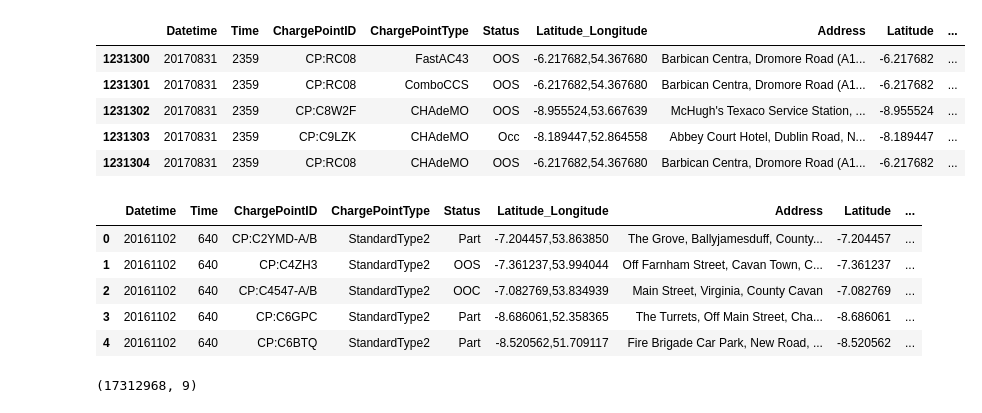
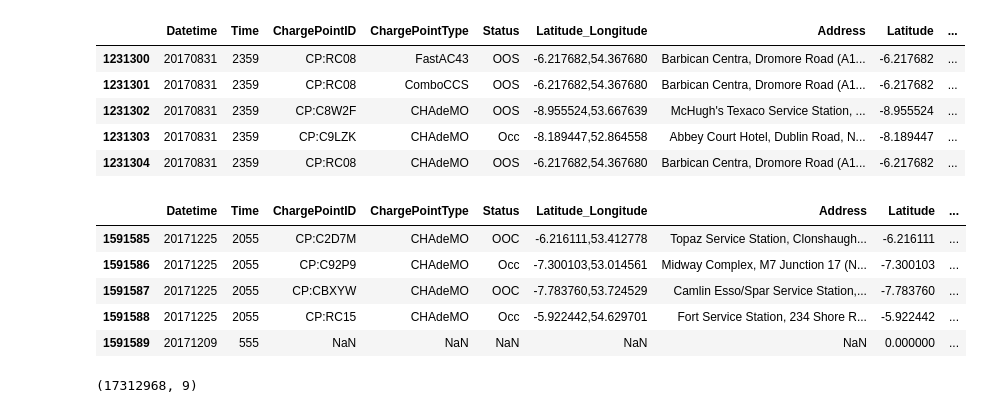
Before and after one commit to slimtomatillo/irish_EV_charger_status, a Jupyter notebook: irish_EV_charging_data.ipynb, the cells around one changed output. Saved outputs shown, nothing was run; the diff lists cells and outputs as text; code cells hidden in the pictures.

```diff
--- a/irish_EV_charging_data.ipynb
+++ b/irish_EV_charging_data.ipynb
@@ -194,14 +207,14 @@ aug17Cleaned.tail()
 full_data = pd.concat([full_data,jan17,feb17,march17,april17,may17,june17,july17,aug17Cleaned,sept17,oct17,dec17])
 # %%
 #awesome, now let's take a look
-full_data.head()
+full_data.tail()
 # %% [output]
 |  | Datetime | Time | ChargePointID | ChargePointType | Status | Latitude_Longitude | Address | Latitude | ... |
-| 0 | 20161102 | 640 | CP:C2YMD-A/B | StandardType2 | Part | -7.204457,53.863850 | The Grove, Ballyjamesduff, County... | -7.204457 | ... |
-| 1 | 20161102 | 640 | CP:C4ZH3 | StandardType2 | OOS | -7.361237,53.994044 | Off Farnham Street, Cavan Town, C... | -7.361237 | ... |
-| 2 | 20161102 | 640 | CP:C4547-A/B | StandardType2 | OOC | -7.082769,53.834939 | Main Street, Virginia, County Cavan | -7.082769 | ... |
-| 3 | 20161102 | 640 | CP:C6GPC | StandardType2 | Part | -8.686061,52.358365 | The Turrets, Off Main Street, Cha... | -8.686061 | ... |
-| 4 | 20161102 | 640 | CP:C6BTQ | StandardType2 | Part | -8.520562,51.709117 | Fire Brigade Car Park, New Road, ... | -8.520562 | ... |
+| 1591585 | 20171225 | 2055 | CP:C2D7M | CHAdeMO | OOC | -6.216111,53.412778 | Topaz Service Station, Clonshaugh... | -6.216111 | ... |
+| 1591586 | 20171225 | 2055 | CP:C92P9 | CHAdeMO | Occ | -7.300103,53.014561 | Midway Complex, M7 Junction 17 (N... | -7.300103 | ... |
+| 1591587 | 20171225 | 2055 | CP:CBXYW | CHAdeMO | OOC | -7.783760,53.724529 | Camlin Esso/Spar Service Station,... | -7.783760 | ... |
+| 1591588 | 20171225 | 2055 | CP:RC15 | CHAdeMO | Occ | -5.922442,54.629701 | Fort Service Station, 234 Shore R... | -5.922442 | ... |
+| 1591589 | 20171209 | 555 | NaN | NaN | NaN | NaN | NaN | 0.000000 | ... |
 # %%
 full_data.shape #danggggg, that's a lot of entries...over 17 million
 # %% [output]
```
Also changed, not shown: parts of 169 cells of this notebook.
